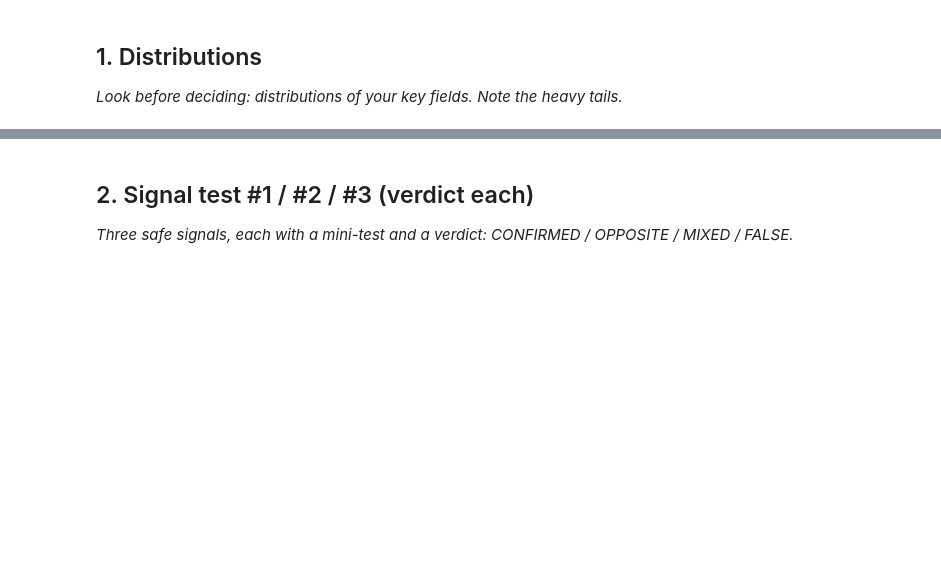
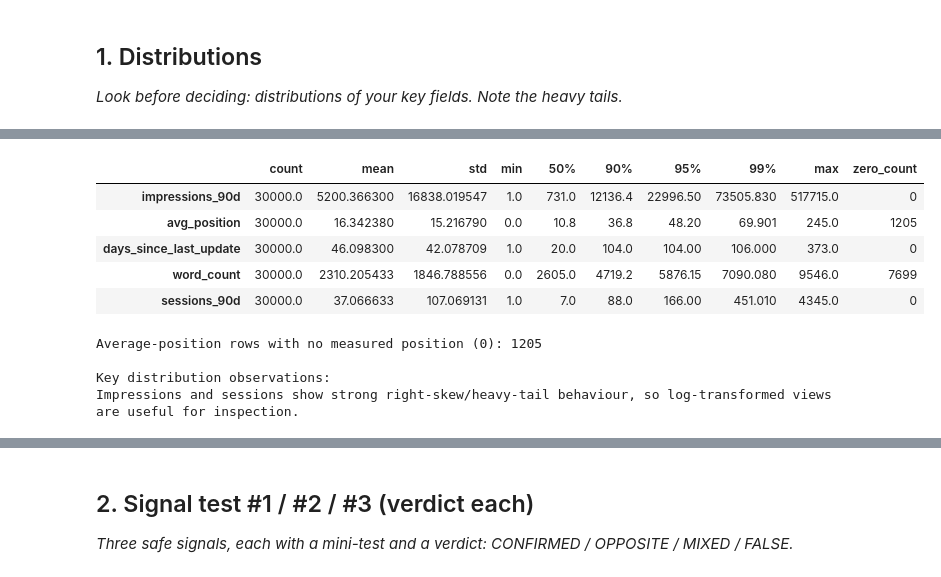
Before and after one commit to mkhlor006/Flyrank_internship_ML, a Jupyter notebook: work/notebooks/w04_signal_audit.ipynb, the cells around one changed output, grey strips where cells are left out. Cells and saved outputs as stored; diff of their text form; code cells hidden in the pictures; blank space fills up the shorter version.

```diff
--- a/work/notebooks/w04_signal_audit.ipynb
+++ b/work/notebooks/w04_signal_audit.ipynb
@@ -15,0 +60,45 @@ This skeleton is yours to fill. Work the sections **in order** — each one has
+# %%
+# This cell is for CODE (numbers, a query, a check).
+# Write your text answer in the cell ABOVE this one — typing sentences here breaks Run All.
+import numpy as np
+import pandas as pd
+import matplotlib.pyplot as plt
+
+distribution_fields = [
+    "impressions_90d",
+    "avg_position",
+    "days_since_last_update",
+    "word_count",
+    "sessions_90d"
+]
+
+distribution_summary = df[distribution_fields].describe(
+    percentiles=[0.50, 0.90, 0.95, 0.99]
+).T
+
+distribution_summary["zero_count"] = [
+    int((df[col] == 0).sum())
+    for col in distribution_fields
+]
+
+display(distribution_summary)
+
+print("\nAverage-position rows with no measured position (0):",
+      int((df["avg_position"] == 0).sum()))
+
+print("\nKey distribution observations:")
+print(
+    "Impressions and sessions show strong right-skew/heavy-tail behaviour, "
+    "so log-transformed views are useful for inspection."
+)
+# %% [output]
+|  | count | mean | std | min | 50% | 90% | 95% | 99% | max | zero_count |
+| impressions_90d | 30000.0 | 5200.366300 | 16838.019547 | 1.0 | 731.0 | 12136.4 | 22996.50 | 73505.830 | 517715.0 | 0 |
+| avg_position | 30000.0 | 16.342380 | 15.216790 | 0.0 | 10.8 | 36.8 | 48.20 | 69.901 | 245.0 | 1205 |
+| days_since_last_update | 30000.0 | 46.098300 | 42.078709 | 1.0 | 20.0 | 104.0 | 104.00 | 106.000 | 373.0 | 0 |
+| word_count | 30000.0 | 2310.205433 | 1846.788556 | 0.0 | 2605.0 | 4719.2 | 5876.15 | 7090.080 | 9546.0 | 7699 |
+| sessions_90d | 30000.0 | 37.066633 | 107.069131 | 1.0 | 7.0 | 88.0 | 166.00 | 451.010 | 4345.0 | 0 |
+Average-position rows with no measured position (0): 1205
+
+Key distribution observations:
+Impressions and sessions show strong right-skew/heavy-tail behaviour, so log-transformed views are useful for inspection.
```
Also changed, not shown: parts of 18 cells of this notebook.
